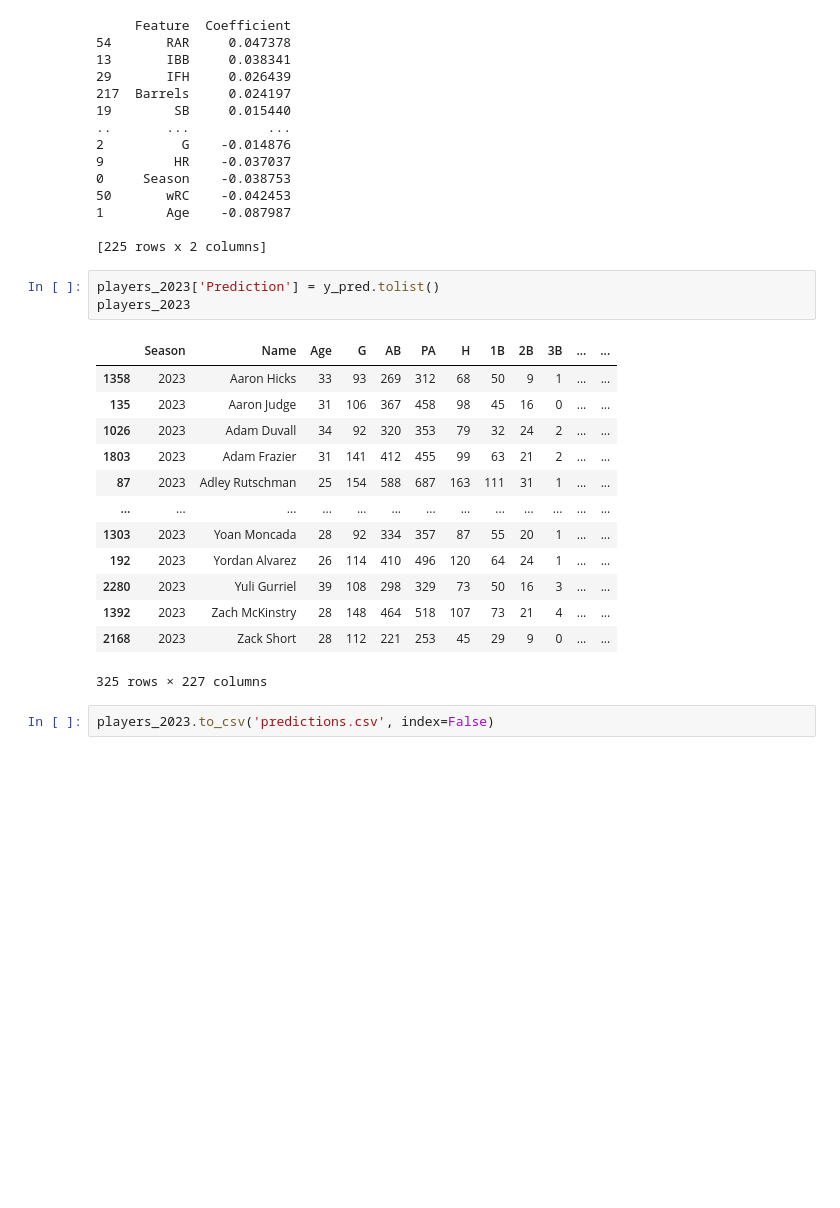
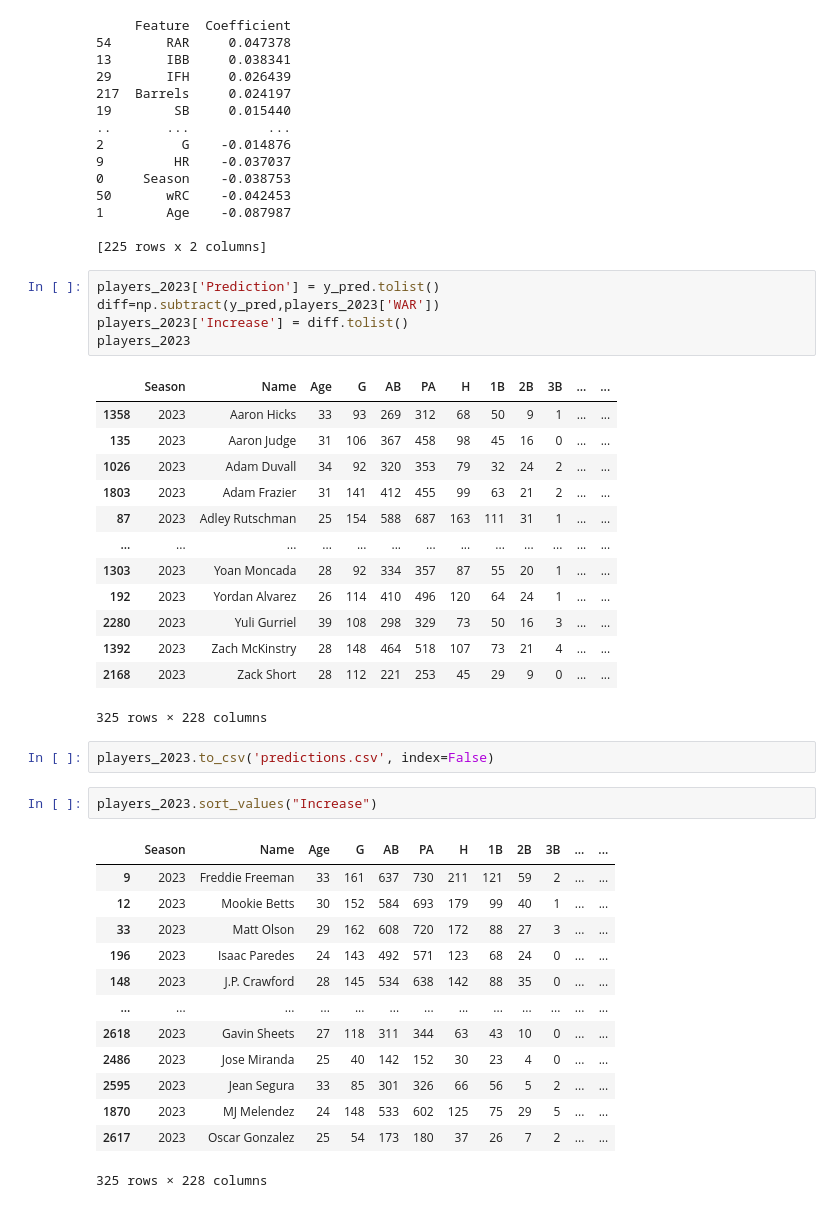
Before and after one commit to mwassarm/CSCI373_FinalProject, a Jupyter notebook: projection_testing.ipynb, the cells around one changed output. Drawn from its saved outputs; the diff is of its cells as text; blank space fills up the shorter version.

```diff
--- a/projection_testing.ipynb
+++ b/projection_testing.ipynb
@@ -260,6 +242,8 @@ sorted_coeff_df.to_csv('lasso_coefficients.csv', index=False)
 [225 rows x 2 columns]
 # %%
 players_2023['Prediction'] = y_pred.tolist()
+diff=np.subtract(y_pred,players_2023['WAR'])
+players_2023['Increase'] = diff.tolist()
 players_2023
 # %% [output]
 |  | Season | Name | Age | G | AB | PA | H | 1B | 2B | 3B | ... | ... |
@@ -274,6 +258,22 @@ players_2023
 | 2280 | 2023 | Yuli Gurriel | 39 | 108 | 298 | 329 | 73 | 50 | 16 | 3 | ... | ... |
 | 1392 | 2023 | Zach McKinstry | 28 | 148 | 464 | 518 | 107 | 73 | 21 | 4 | ... | ... |
 | 2168 | 2023 | Zack Short | 28 | 112 | 221 | 253 | 45 | 29 | 9 | 0 | ... | ... |
-325 rows × 227 columns
+325 rows × 228 columns
 # %%
 players_2023.to_csv('predictions.csv', index=False)
+# %%
+players_2023.sort_values("Increase")
+# %% [output]
+|  | Season | Name | Age | G | AB | PA | H | 1B | 2B | 3B | ... | ... |
+| 9 | 2023 | Freddie Freeman | 33 | 161 | 637 | 730 | 211 | 121 | 59 | 2 | ... | ... |
+| 12 | 2023 | Mookie Betts | 30 | 152 | 584 | 693 | 179 | 99 | 40 | 1 | ... | ... |
+| 33 | 2023 | Matt Olson | 29 | 162 | 608 | 720 | 172 | 88 | 27 | 3 | ... | ... |
+| 196 | 2023 | Isaac Paredes | 24 | 143 | 492 | 571 | 123 | 68 | 24 | 0 | ... | ... |
+| 148 | 2023 | J.P. Crawford | 28 | 145 | 534 | 638 | 142 | 88 | 35 | 0 | ... | ... |
+| ... | ... | ... | ... | ... | ... | ... | ... | ... | ... | ... | ... | ... |
+| 2618 | 2023 | Gavin Sheets | 27 | 118 | 311 | 344 | 63 | 43 | 10 | 0 | ... | ... |
+| 2486 | 2023 | Jose Miranda | 25 | 40 | 142 | 152 | 30 | 23 | 4 | 0 | ... | ... |
+| 2595 | 2023 | Jean Segura | 33 | 85 | 301 | 326 | 66 | 56 | 5 | 2 | ... | ... |
+| 1870 | 2023 | MJ Melendez | 24 | 148 | 533 | 602 | 125 | 75 | 29 | 5 | ... | ... |
+| 2617 | 2023 | Oscar Gonzalez | 25 | 54 | 173 | 180 | 37 | 26 | 7 | 2 | ... | ... |
+325 rows × 228 columns
```
Also changed, not shown: parts of 2 cells of this notebook.
